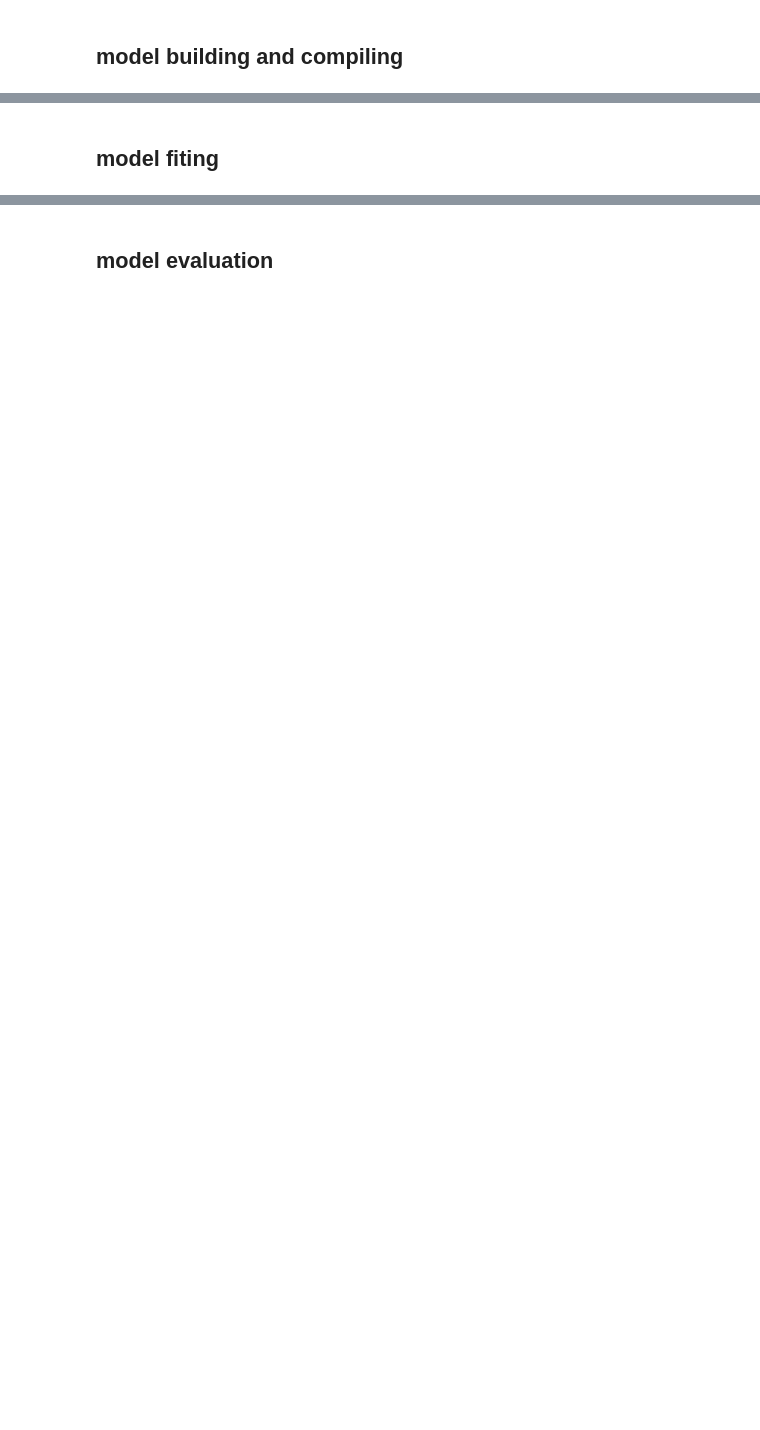
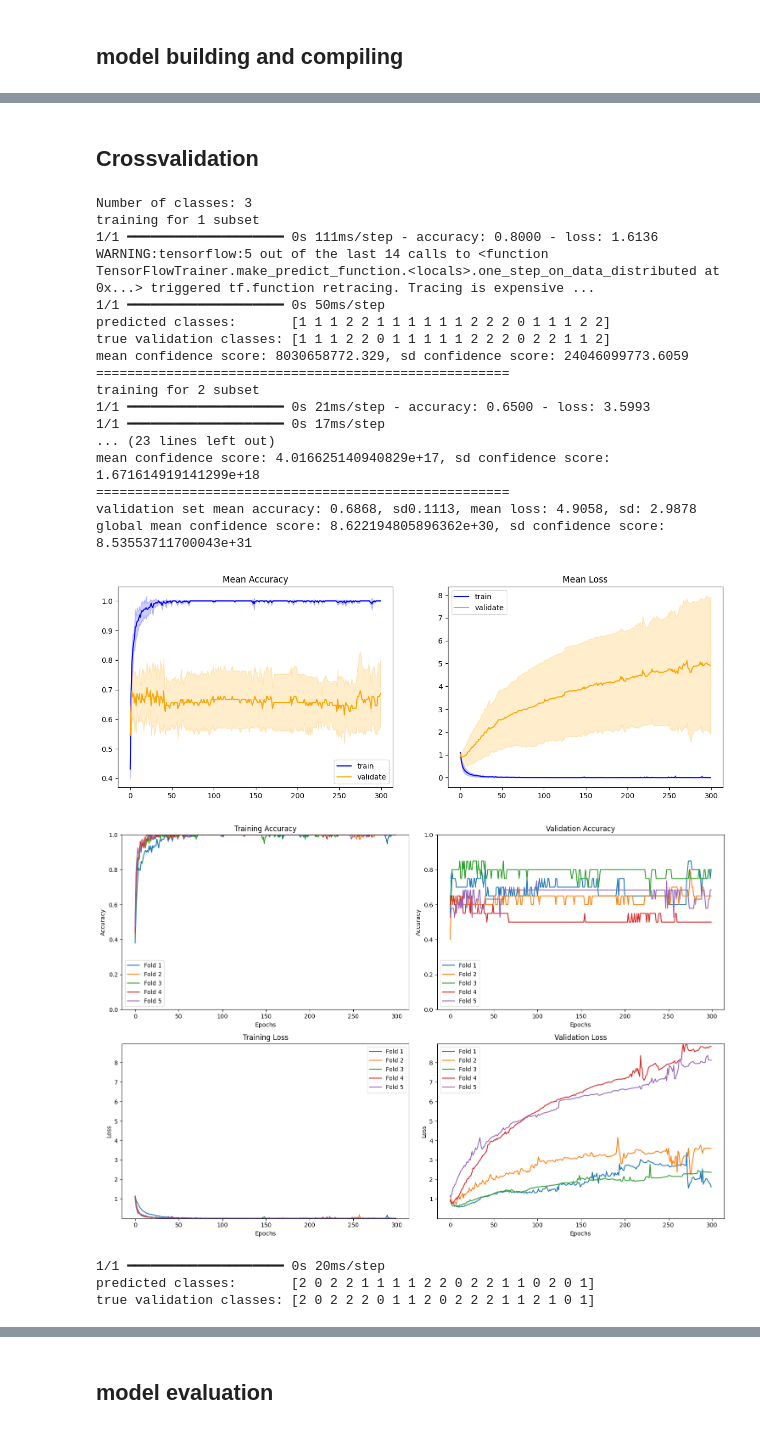
Before and after one commit to paq88/Fish_neural_network_classifier, a Jupyter notebook: Gut_analysis/Gut_1_FNN.ipynb, the cells around one changed output, grey strips where cells are left out. Drawn from its saved outputs; the diff is of its cells as text; code cells hidden in the pictures; blank space fills up the shorter version.

```diff
--- a/Gut_analysis/Gut_1_FNN.ipynb
+++ b/Gut_analysis/Gut_1_FNN.ipynb
@@ -381,7 +301,0 @@ We created confusion matrix to acces quality of the model and its predictions we
-# %%
-from sklearn.metrics import ConfusionMatrixDisplay
-y_test_class = y_test.argmax(axis = 1)
-sample_weight=(y_pred_class != y_test_class )
-plt.rc('font',size = 10)
-ConfusionMatrixDisplay.from_predictions(y_pred_class,y_test_class, #sample_weight = sample_weight,
-                                        normalize = "true", values_format = ".0%")
@@ -442,4 +324,0 @@ we will normalize predictor variables we will normalise by dividing each value i
-# %%
-target = ['pond']
-predictors = list(set(list(df_3.columns)) - set(target))
-#print(predictors)
@@ -529,4 +368,29 @@ optimizer = keras.optimizers.Adam(learning_rate = 0.0001)
 
 model3.compile(optimizer = optimizer, loss = loss, metrics=metrics)
 # %% [markdown]
-## model fiting
+## Crossvalidation
+# %%
+crossvalidate(df_train_val, model3, predictors, 'pond_3', kf)
+# %% [output]
+Number of classes: 3
+training for 1 subset
+1/1 ━━━━━━━━━━━━━━━━━━━━ 0s 111ms/step - accuracy: 0.8000 - loss: 1.6136
+WARNING:tensorflow:5 out of the last 14 calls to <function TensorFlowTrainer.make_predict_function.<locals>.one_step_on_data_distributed at 0x...> triggered tf.function retracing. Tracing is expensive ...
+1/1 ━━━━━━━━━━━━━━━━━━━━ 0s 50ms/step
+predicted classes:       [1 1 1 2 2 1 1 1 1 1 1 2 2 2 0 1 1 1 2 2]
+true validation classes: [1 1 1 2 2 0 1 1 1 1 1 2 2 2 0 2 2 1 1 2]
+mean confidence score: 8030658772.329, sd confidence score: 24046099773.6059
+=====================================================
+training for 2 subset
+1/1 ━━━━━━━━━━━━━━━━━━━━ 0s 21ms/step - accuracy: 0.6500 - loss: 3.5993
+1/1 ━━━━━━━━━━━━━━━━━━━━ 0s 17ms/step
+... (23 lines left out)
+mean confidence score: 4.016625140940829e+17, sd confidence score: 1.671614919141299e+18
+=====================================================
+validation set mean accuracy: 0.6868, sd0.1113, mean loss: 4.9058, sd: 2.9878
+global mean confidence score: 8.622194805896362e+30, sd confidence score: 8.53553711700043e+31
+[figure, added]
+[figure, added]
+1/1 ━━━━━━━━━━━━━━━━━━━━ 0s 20ms/step
+predicted classes:       [2 0 2 2 1 1 1 1 2 2 0 2 2 1 1 0 2 0 1]
+true validation classes: [2 0 2 2 2 0 1 1 2 0 2 2 2 1 1 2 1 0 1]
```
Also changed, not shown: parts of 83 cells of this notebook.
